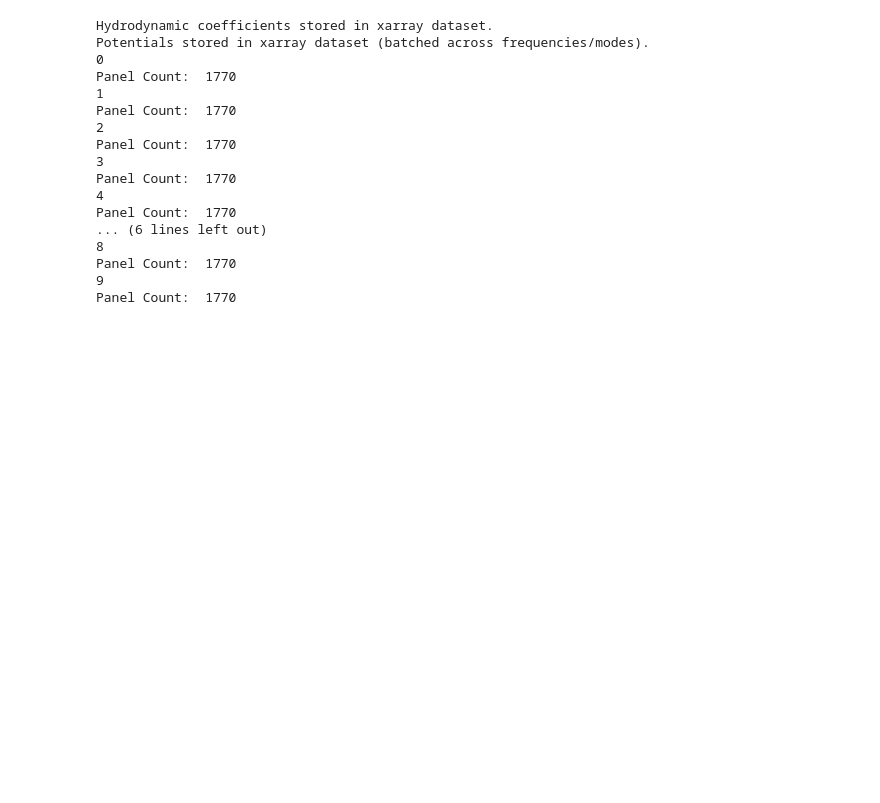
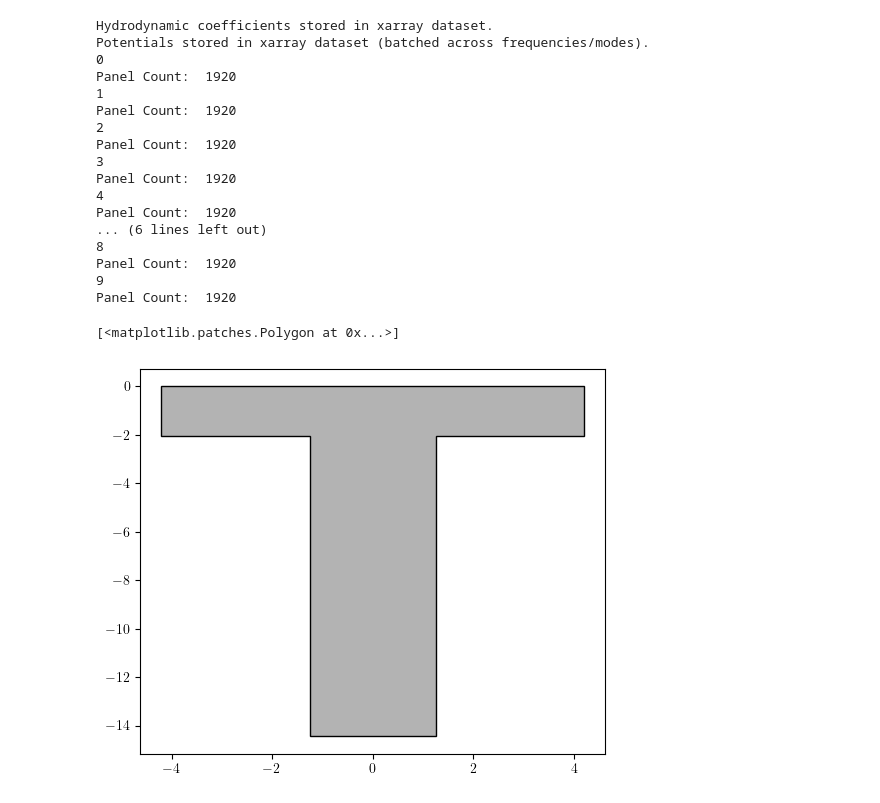
Before and after one commit to symbiotic-engineering/OpenFLASH, a Jupyter notebook: dev/python/validation_with_capytaine_plots.ipynb, the cells around one changed output. Drawn from its saved outputs; the diff is of its cells as text; code cells hidden in the pictures; blank space fills up the shorter version.

```diff
--- a/dev/python/validation_with_capytaine_plots.ipynb
+++ b/dev/python/validation_with_capytaine_plots.ipynb
@@ -126,9 +139,10 @@ def MEEM_vs_Capy_comparison(h,rho,omega_sweep,d_in,d_out,a_list,NMK,heaving_list
 # %%
 # Run 1: Non-slanted CorPower WEC
 
-h = 100.00 # sea depth [m]
+h = 50.00 # sea depth [m]
 omega_sweep = np.linspace(0.4, 1.5, 10) # rad/s
-d_in = [3, 2] # drafts [m]
-d_out = d_in
-a_list = [3, 10] # radii [m]
+d_in = [14.45, 14.45-7.32-5.08] # drafts [m]
+d_out = d_in # non-slanted version
+a_list = [2.5/2, 8.4/2] # radii [m]
 NMK = [100, 100, 100] # number of coefficients in each region
+heaving_list = True
@@ -165,23 +149,24 @@ print(body.d[0])
 # %%
-A_MEEM, B_MEEM, A_BEM, B_BEM = MEEM_vs_Capy_comparison(h,rho,omega_sweep,d_in,d_out,a_list,NMK,heaving_list)
+A_MEEM, B_MEEM = MEEM_hydro_coeffs(h,omega_sweep,d_out,a_list,NMK,heaving_list)
+A_BEM, B_BEM = BEM_hydro_coeffs(h,rho,omega_sweep,d_in,d_out,a_list)
 # %% [output]
 Hydrodynamic coefficients stored in xarray dataset.
 Potentials stored in xarray dataset (batched across frequencies/modes).
 0
-Panel Count:  1770
+Panel Count:  1920
 1
-Panel Count:  1770
+Panel Count:  1920
 2
-Panel Count:  1770
+Panel Count:  1920
 3
-Panel Count:  1770
+Panel Count:  1920
 4
-Panel Count:  1770
+Panel Count:  1920
 ... (6 lines left out)
 8
-Panel Count:  1770
+Panel Count:  1920
 9
-Panel Count:  1770
+Panel Count:  1920
 # %%
 # Plot Settings
 l_width = 3 # line width
@@ -246,3 +209,11 @@ x_final, y_final = get_scaled_geom(a_list, d_in, d_out, frac_of_plot, xy_transla
+# %%
+x_undeformed, y_undeformed, x_deformed, y_deformed = get_scaled_geom(a_list, d_in, d_out, frac_of_plot, xy_translation, x_scale, y_scale)
+
+fig, ax = plt.subplots(figsize=(fig_h, fig_w))
+ax.fill(x_undeformed, y_undeformed, color=[0.7,0.7,0.7], edgecolor='black')
+# %% [output]
+[<matplotlib.patches.Polygon at 0x...>]
+[figure, added]
 # %%
 fig, ax = plt.subplots(2, 1, figsize=(fig_h, fig_w), sharex=True)
 for a in ax:
```
Also changed, not shown: parts of 18 cells of this notebook, 2 other files.
